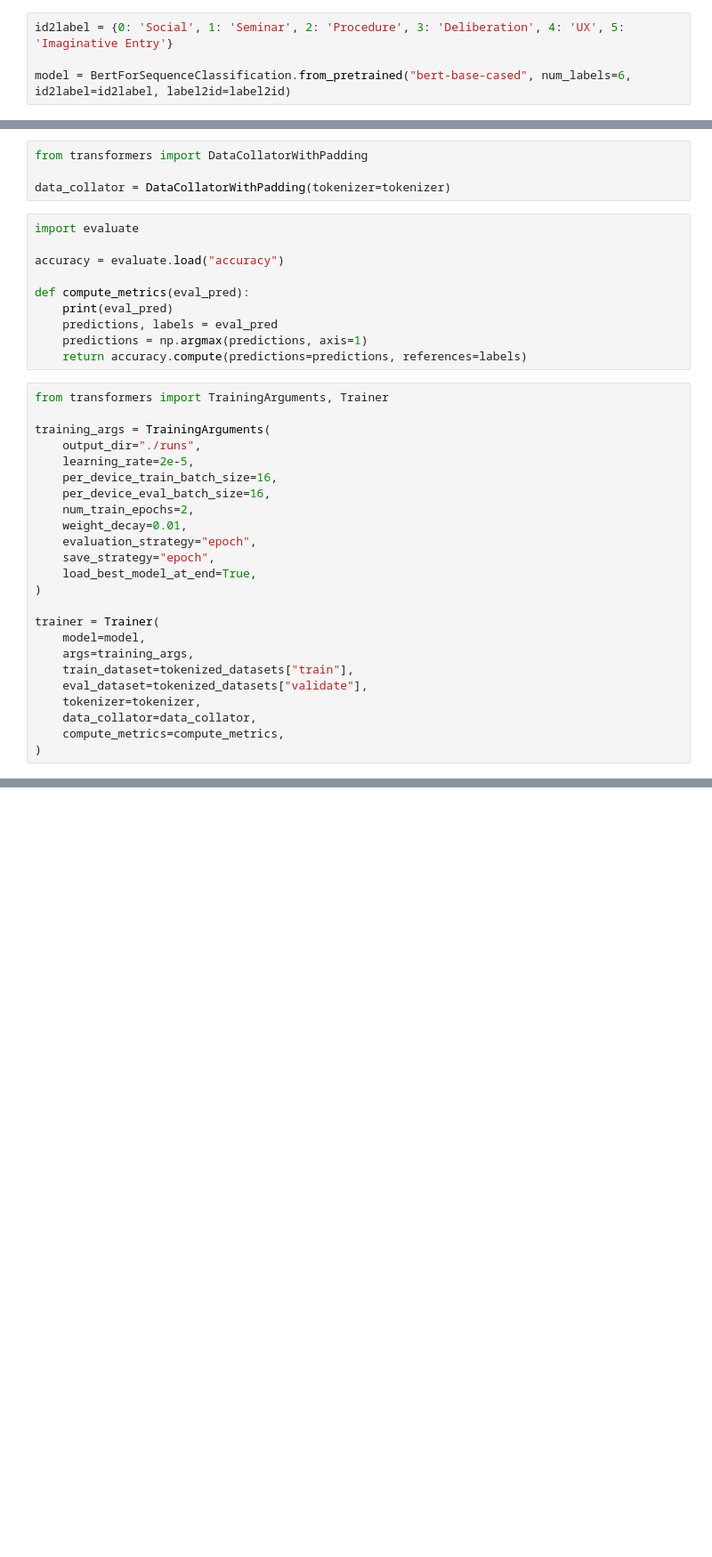
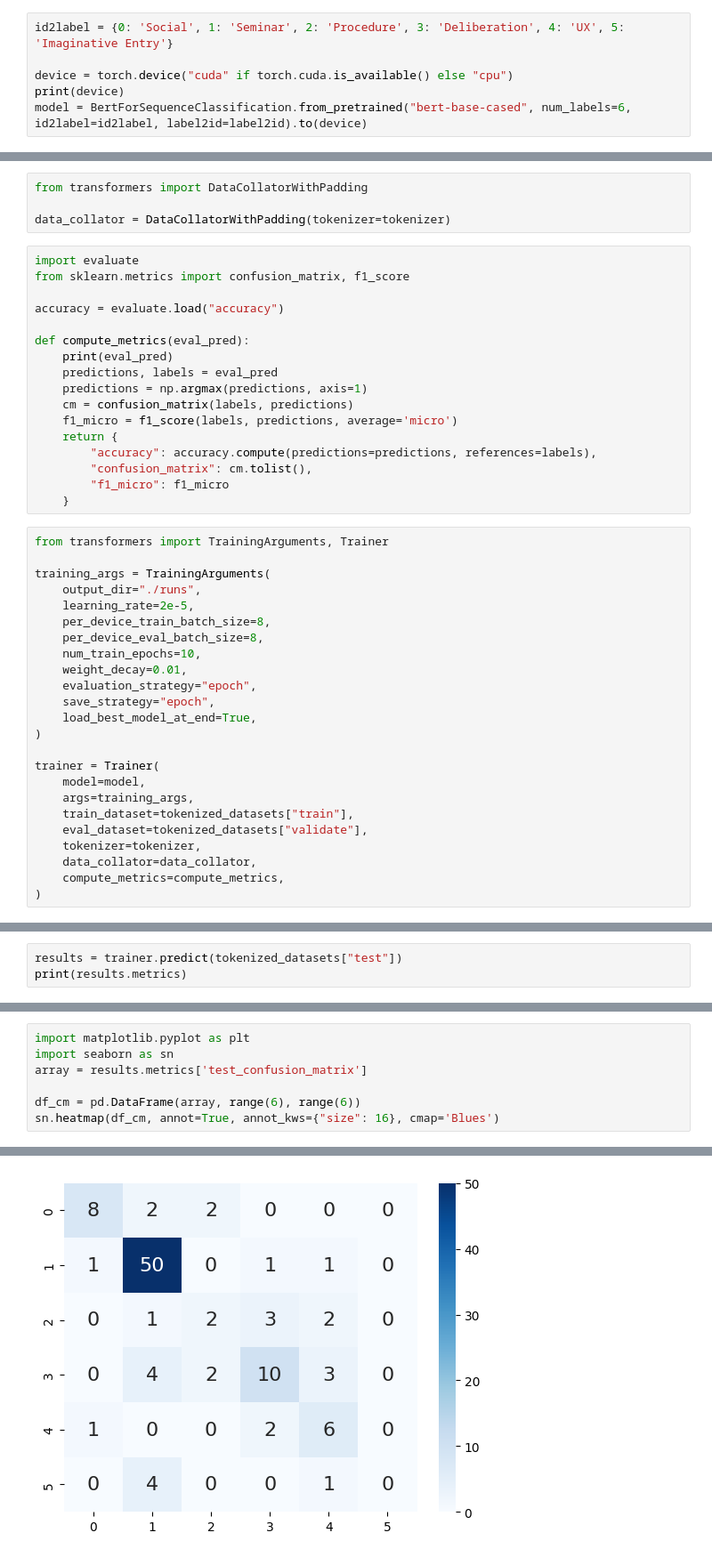
Before and after one commit to UL-FRI-NLP-2023-2024/ul-fri-nlp-course-project-pojoci-pticki, a Jupyter notebook: notebooks/text_categorization_analysis_kristof.ipynb, the cells around one changed output, grey strips where cells are left out. Shown: that part at 89% size. Drawn from its saved outputs; the diff is of its cells as text; blank space fills up the shorter version.

Commit message:
metrics and evaluation (confusion matrix)

```diff
--- a/notebooks/text_categorization_analysis_kristof.ipynb
+++ b/notebooks/text_categorization_analysis_kristof.ipynb
@@ -161,5 +162,7 @@ dict_keys(['Message', 'label', '__index_level_0__', 'input_ids', 'token_type_ids
 # %%
 id2label = {0: 'Social', 1: 'Seminar', 2: 'Procedure', 3: 'Deliberation', 4: 'UX', 5: 'Imaginative Entry'}
 
-model = BertForSequenceClassification.from_pretrained("bert-base-cased", num_labels=6, id2label=id2label, label2id=label2id)
+device = torch.device("cuda" if torch.cuda.is_available() else "cpu")
+print(device)
+model = BertForSequenceClassification.from_pretrained("bert-base-cased", num_labels=6, id2label=id2label, label2id=label2id).to(device)
 # %% [output]
@@ -171,6 +175,7 @@ from transformers import DataCollatorWithPadding
 data_collator = DataCollatorWithPadding(tokenizer=tokenizer)
 # %%
 import evaluate
+from sklearn.metrics import confusion_matrix, f1_score
 
 accuracy = evaluate.load("accuracy")
 
@@ -178,16 +183,22 @@ def compute_metrics(eval_pred):
     print(eval_pred)
     predictions, labels = eval_pred
     predictions = np.argmax(predictions, axis=1)
-    return accuracy.compute(predictions=predictions, references=labels)
+    cm = confusion_matrix(labels, predictions)
+    f1_micro = f1_score(labels, predictions, average='micro')
+    return {
+        "accuracy": accuracy.compute(predictions=predictions, references=labels),
+        "confusion_matrix": cm.tolist(),
+        "f1_micro": f1_micro
+    }
 # %%
 from transformers import TrainingArguments, Trainer
 
 training_args = TrainingArguments(
     output_dir="./runs",
     learning_rate=2e-5,
-    per_device_train_batch_size=16,
-    per_device_eval_batch_size=16,
-    num_train_epochs=2,
+    per_device_train_batch_size=8,
+    per_device_eval_batch_size=8,
+    num_train_epochs=10,
     weight_decay=0.01,
     evaluation_strategy="epoch",
     save_strategy="epoch",
@@ -211,0 +242,3 @@ trainer.evaluate()
+# %%
+results = trainer.predict(tokenized_datasets["test"])
+print(results.metrics)
@@ -211,0 +248,8 @@ trainer.evaluate()
+# %%
+import matplotlib.pyplot as plt
+import seaborn as sn
+array = results.metrics['test_confusion_matrix']
+
+df_cm = pd.DataFrame(array, range(6), range(6))
+sn.heatmap(df_cm, annot=True, annot_kws={"size": 16}, cmap='Blues')
+# %% [output]
@@ -211,0 +257 @@ trainer.evaluate()
+[figure, added]
```
Also changed, not shown: parts of 7 cells of this notebook.
